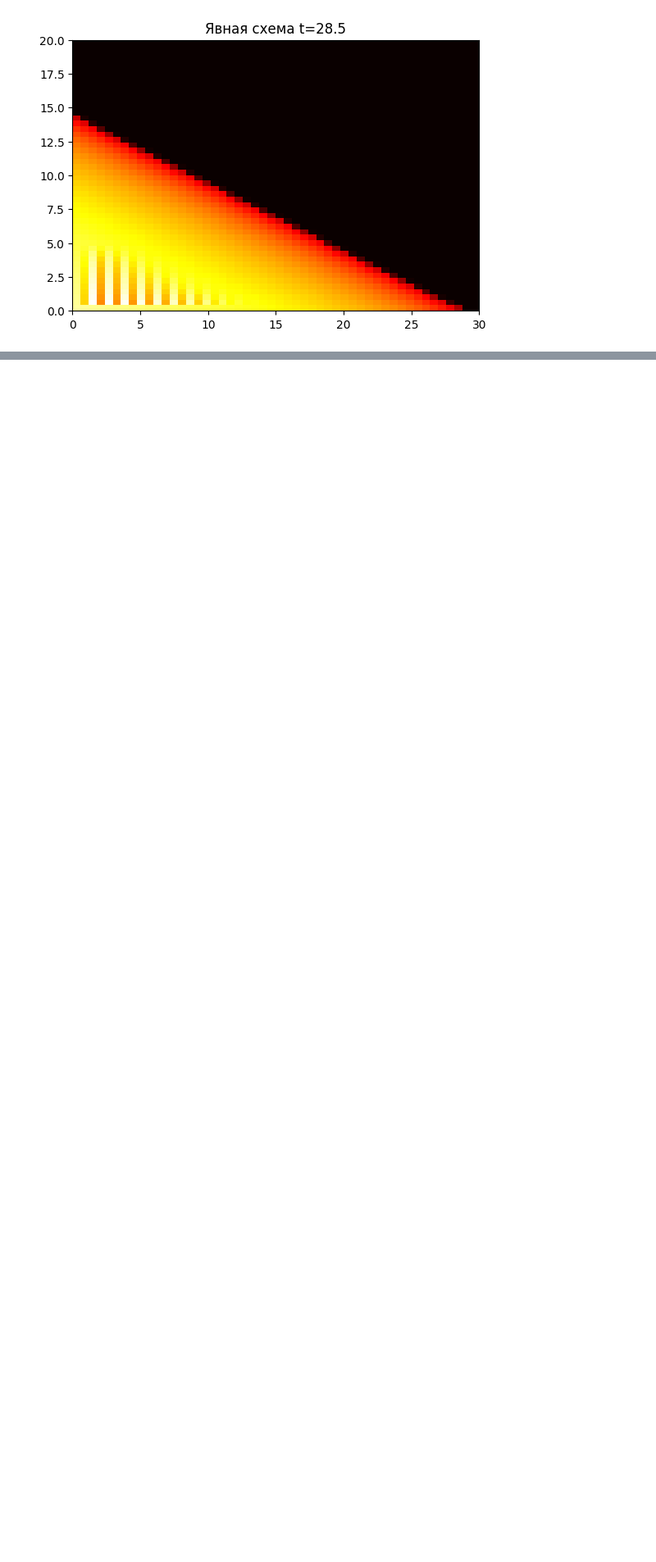
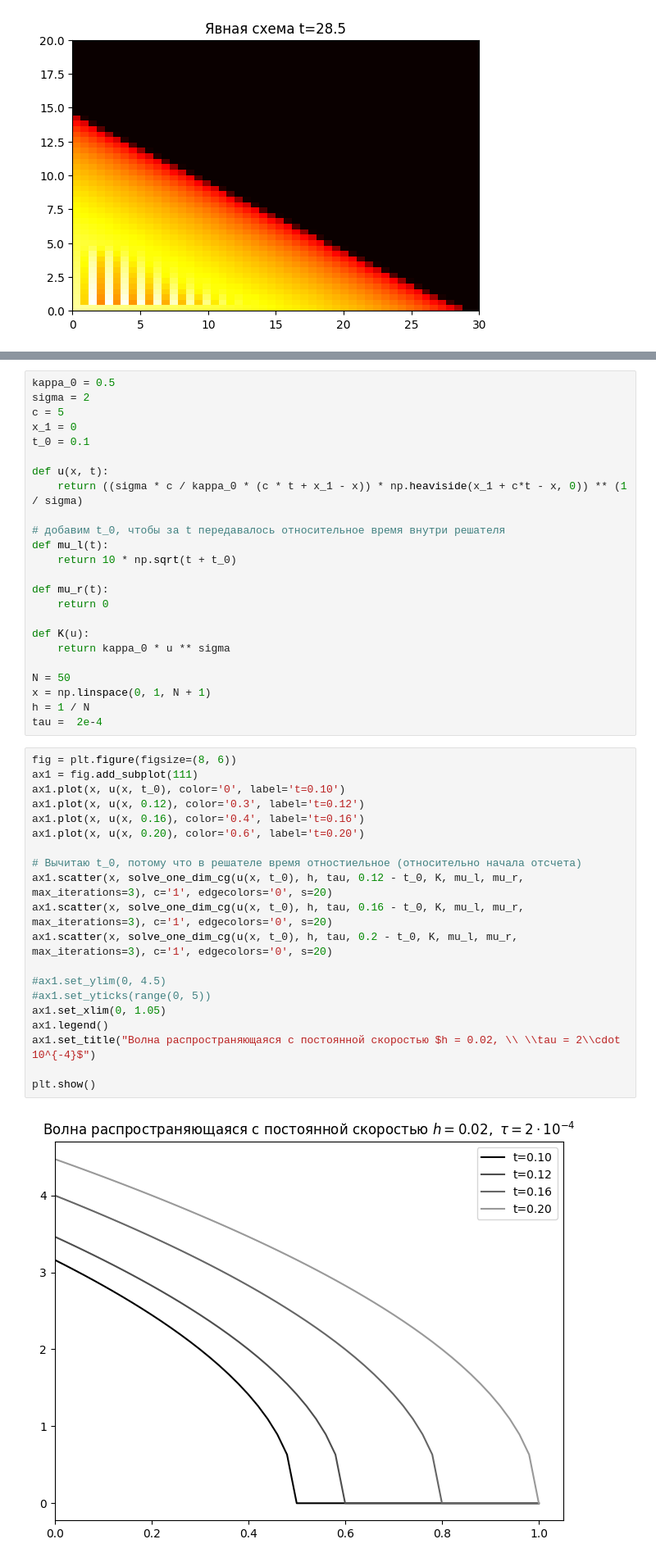
Before and after one commit to Xopppek/heat_equation, a Jupyter notebook: heat_equation.ipynb, the cells around one changed output, grey strips where cells are left out. Shown at 82% size. Drawn from its saved outputs; the diff is of its cells as text; blank space fills up the shorter version.

```diff
--- a/heat_equation.ipynb
+++ b/heat_equation.ipynb
@@ -990,0 +1041,46 @@ plt.show()
+# %%
+kappa_0 = 0.5
+sigma = 2
+c = 5
+x_1 = 0
+t_0 = 0.1
+
+def u(x, t):
+    return ((sigma * c / kappa_0 * (c * t + x_1 - x)) * np.heaviside(x_1 + c*t - x, 0)) ** (1 / sigma)
+
+# добавим t_0, чтобы за t передавалось относительное время внутри решателя
+def mu_l(t):
+    return 10 * np.sqrt(t + t_0)
+
+def mu_r(t):
+    return 0
+
+def K(u):
+    return kappa_0 * u ** sigma
+
+N = 50
+x = np.linspace(0, 1, N + 1)
+h = 1 / N
+tau =  2e-4
+# %%
+fig = plt.figure(figsize=(8, 6))
+ax1 = fig.add_subplot(111)
+ax1.plot(x, u(x, t_0), color='0', label='t=0.10')
+ax1.plot(x, u(x, 0.12), color='0.3', label='t=0.12')
+ax1.plot(x, u(x, 0.16), color='0.4', label='t=0.16')
+ax1.plot(x, u(x, 0.20), color='0.6', label='t=0.20')
+
+# Вычитаю t_0, потому что в решателе время отностиельное (относительно начала отсчета)
+ax1.scatter(x, solve_one_dim_cg(u(x, t_0), h, tau, 0.12 - t_0, K, mu_l, mu_r, max_iterations=3), c='1', edgecolors='0', s=20)
+ax1.scatter(x, solve_one_dim_cg(u(x, t_0), h, tau, 0.16 - t_0, K, mu_l, mu_r, max_iterations=3), c='1', edgecolors='0', s=20)
+ax1.scatter(x, solve_one_dim_cg(u(x, t_0), h, tau, 0.2 - t_0, K, mu_l, mu_r, max_iterations=3), c='1', edgecolors='0', s=20)
+
+#ax1.set_ylim(0, 4.5)
+#ax1.set_yticks(range(0, 5))
+ax1.set_xlim(0, 1.05)
+ax1.legend()
+ax1.set_title("Волна распространяющаяся с постоянной скоростью $h = 0.02, \\ \\tau = 2\\cdot 10^{-4}$")
+
+plt.show()
+# %% [output]
+[figure, added]
```
Also changed, not shown: parts of 13 cells of this notebook.
